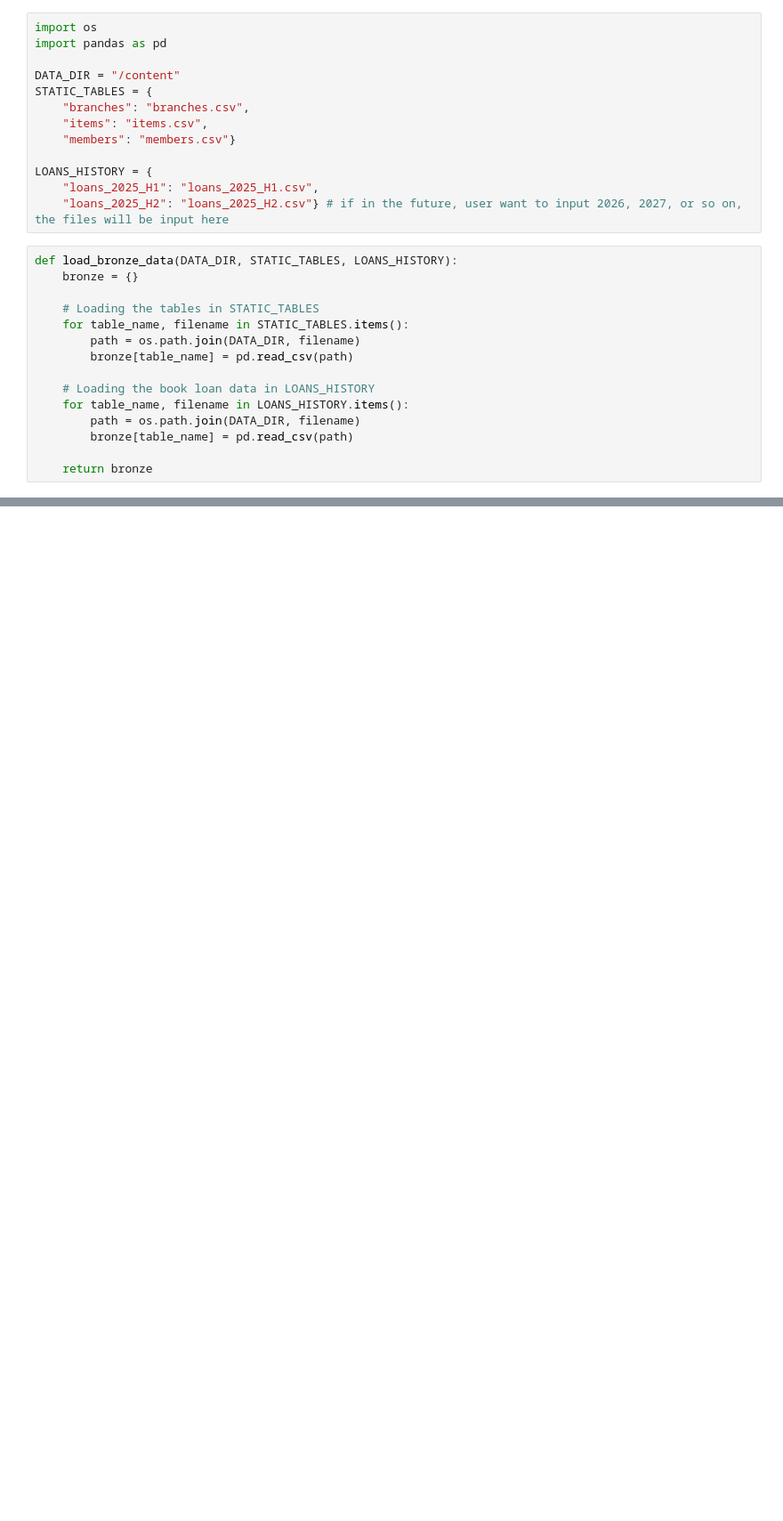
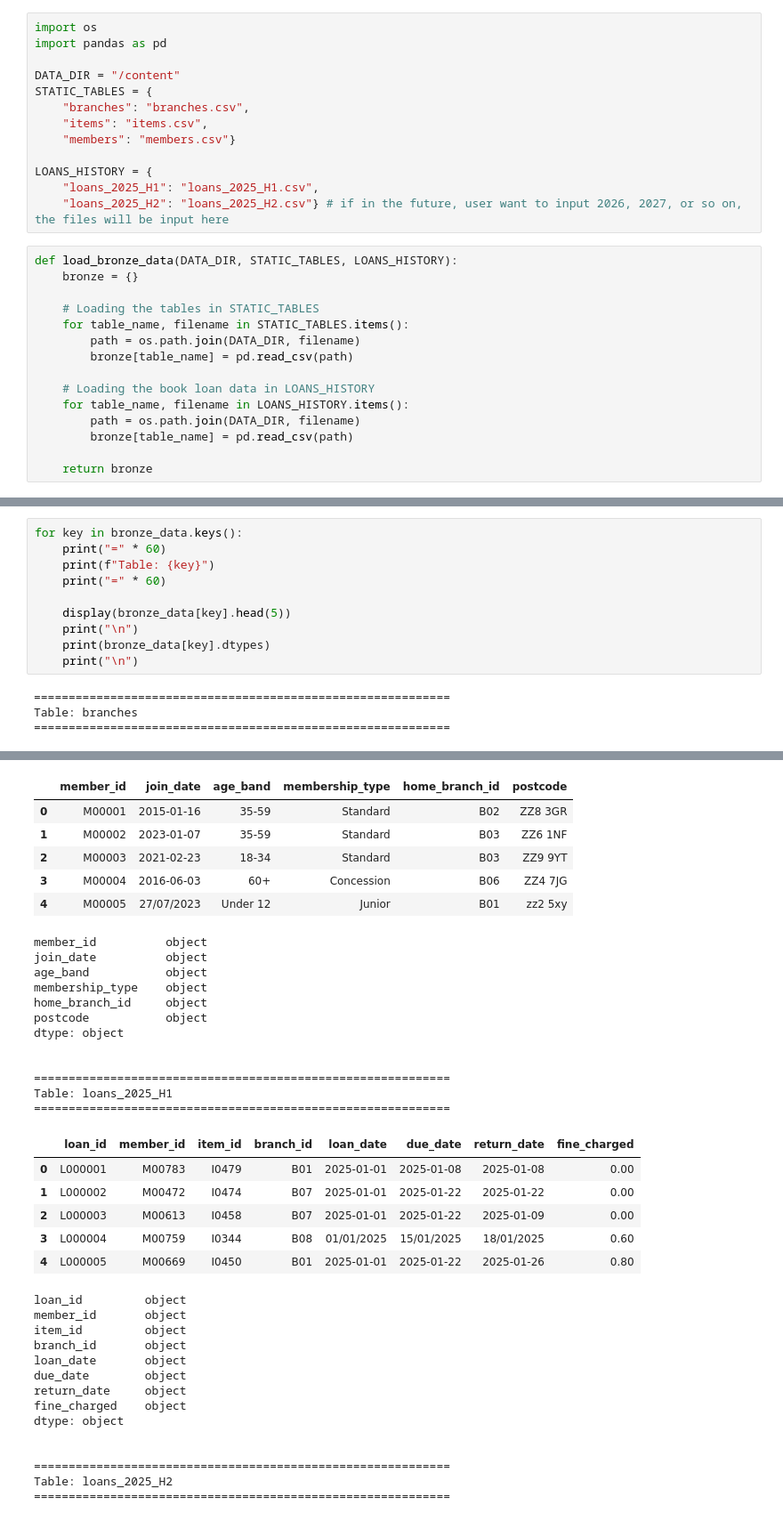
Before and after one commit to alyanabilapu/IB9SR0-ASSIGNMENT, a Jupyter notebook: IB9SR0_Individual_Assignment_5838575.ipynb, the cells around one changed output, grey strips where cells are left out. Shown at 89% size. Drawn from its saved outputs; the diff is of its cells as text; blank space fills up the shorter version.

```diff
--- a/IB9SR0_Individual_Assignment_5838575.ipynb
+++ b/IB9SR0_Individual_Assignment_5838575.ipynb
@@ -44,0 +54,14 @@ Successfully loaded tables:
+# %%
+for key in bronze_data.keys():
+    print("=" * 60)
+    print(f"Table: {key}")
+    print("=" * 60)
+
+    display(bronze_data[key].head(5))
+    print("\n")
+    print(bronze_data[key].dtypes)
+    print("\n")
+# %% [output]
+============================================================
+Table: branches
+============================================================
@@ -44,0 +102,38 @@ Successfully loaded tables:
+|  | member_id | join_date | age_band | membership_type | home_branch_id | postcode |
+| 0 | M00001 | 2015-01-16 | 35-59 | Standard | B02 | ZZ8 3GR |
+| 1 | M00002 | 2023-01-07 | 35-59 | Standard | B03 | ZZ6 1NF |
+| 2 | M00003 | 2021-02-23 | 18-34 | Standard | B03 | ZZ9 9YT |
+| 3 | M00004 | 2016-06-03 | 60+ | Concession | B06 | ZZ4 7JG |
+| 4 | M00005 | 27/07/2023 | Under 12 | Junior | B01 | zz2 5xy |
+member_id          object
+join_date          object
+age_band           object
+membership_type    object
+home_branch_id     object
+postcode           object
+dtype: object
+
+
+============================================================
+Table: loans_2025_H1
+============================================================
+|  | loan_id | member_id | item_id | branch_id | loan_date | due_date | return_date | fine_charged |
+| 0 | L000001 | M00783 | I0479 | B01 | 2025-01-01 | 2025-01-08 | 2025-01-08 | 0.00 |
+| 1 | L000002 | M00472 | I0474 | B07 | 2025-01-01 | 2025-01-22 | 2025-01-22 | 0.00 |
+| 2 | L000003 | M00613 | I0458 | B07 | 2025-01-01 | 2025-01-22 | 2025-01-09 | 0.00 |
+| 3 | L000004 | M00759 | I0344 | B08 | 01/01/2025 | 15/01/2025 | 18/01/2025 | 0.60 |
+| 4 | L000005 | M00669 | I0450 | B01 | 2025-01-01 | 2025-01-22 | 2025-01-26 | 0.80 |
+loan_id         object
+member_id       object
+item_id         object
+branch_id       object
+loan_date       object
+due_date        object
+return_date     object
+fine_charged    object
+dtype: object
+
+
+============================================================
+Table: loans_2025_H2
+============================================================
```
Also changed, not shown: parts of 7 cells of this notebook.
